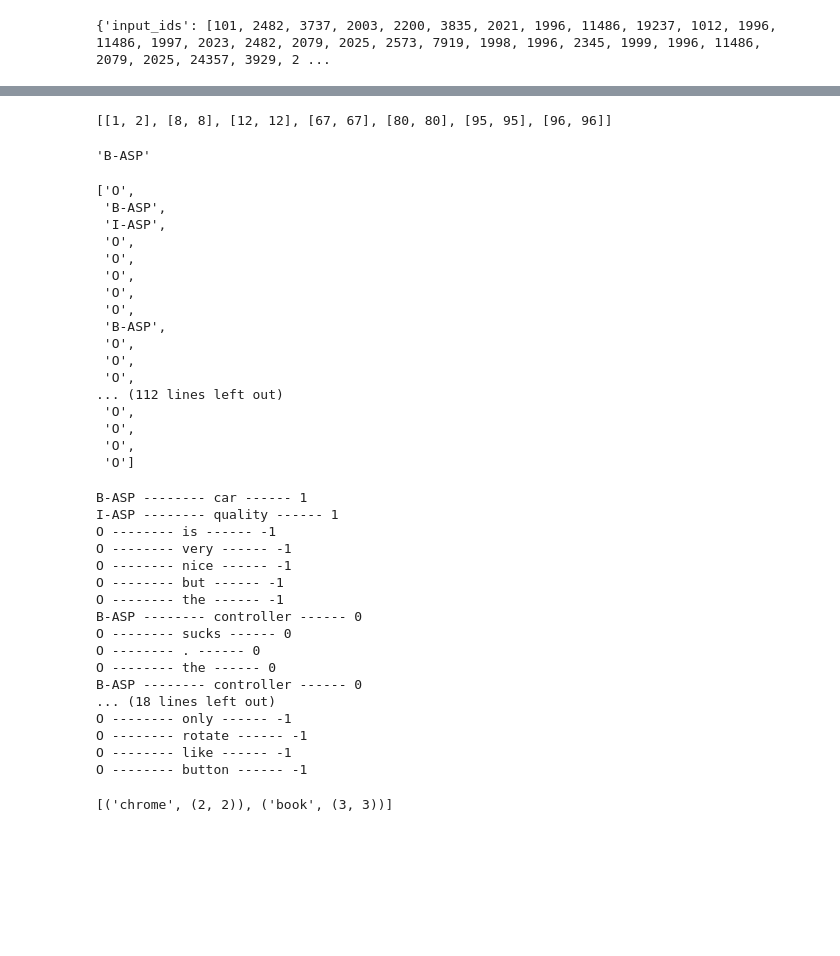
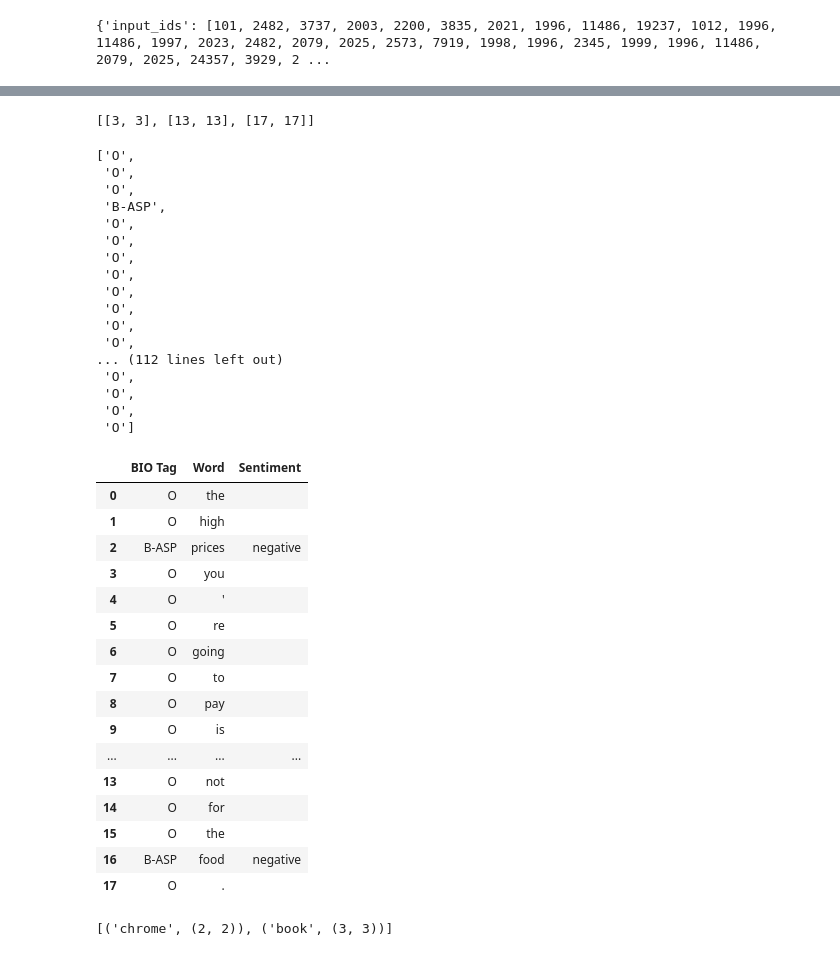
Before and after one commit to gautamnaik1994/Aspect-Based-Sentiment-Analysis, a Jupyter notebook: notebooks/03.BertBIO_Sentiment_Attention.ipynb, the cells around one changed output, grey strips where cells are left out. Drawn from its saved outputs; the diff is of its cells as text; code cells hidden in the pictures; blank space fills up the shorter version.

```diff
--- a/notebooks/03.BertBIO_Sentiment_Attention.ipynb
+++ b/notebooks/03.BertBIO_Sentiment_Attention.ipynb
@@ -12,7 +19,5 @@ id2label = {v: k for k, v in label2id.items()}
 # %%
 df=pl.read_parquet("../data/processed/df_aspect_pos.parquet")
-# %%
-df = df.sample(50)
 # %%
 df.columns
 # %% [output]
@@ -144,7 +149,7 @@ criterion = nn.CrossEntropyLoss(ignore_index=-100)
 optimizer = torch.optim.Adam(model.parameters(), lr=1e-5)
 scheduler = torch.optim.lr_scheduler.StepLR(optimizer, step_size=3, gamma=0.8)
 # %%
-num_epochs = 20
+num_epochs = 10
 
 for epoch in range(num_epochs):
     total_aspect_train_loss = 0
@@ -276,7 +271,7 @@ print("Model saved successfully to ../models/AspectDetectionModel/")
 # %% [output]
 Model saved successfully to ../models/AspectDetectionModel/
 # %%
-name="AspectDetectionModel_Sentiment_Analysis"
+name="AspectDetectionModel_Sentiment_Analysis_Attention"
 model = AspectDetectionModel()
 model.load_state_dict(torch.load("../models/AspectDetectionModel/" + name + ".pth"))
 model = model.to("mps")
@@ -310,0 +315,7 @@ print(temp)
+# %%
+temp = tokenizer(("""the high prices you ' re going to pay is for the view not for the food .""").split(), is_split_into_words=True,
+                          truncation=True,
+                          padding="max_length",
+                          max_length=128)
+
+print(temp)
@@ -371,24 +384,20 @@ for item in sentiments:
 # %%
 aspects
 # %% [output]
-[[1, 2], [8, 8], [12, 12], [67, 67], [80, 80], [95, 95], [96, 96]]
+[[3, 3], [13, 13], [17, 17]]
-# %%
-id2label[1]
-# %% [output]
-'B-ASP'
 # %%
 predictions = [id2label[label] for label in preds.tolist()]
 predictions
 # %% [output]
 ['O',
+ 'O',
+ 'O',
  'B-ASP',
- 'I-ASP',
  'O',
  'O',
  'O',
  'O',
  'O',
- 'B-ASP',
  'O',
  'O',
  'O',
@@ -398,27 +407,42 @@ predictions
  'O',
  'O']
 # %%
+def print_sentiment(bio_tag, sentiment):
+    if(bio_tag in ["B-ASP", "I-ASP"]):
+        return id2sentiment[sentiment]
+    else:
+        return ""
+
+rows = []
+
 for item in zip(predictions, temp["input_ids"], arr):
     word = tokenizer.convert_ids_to_tokens(item[1])
     if word in ['[CLS]', '[SEP]', '[PAD]']:
-        # print(item[0])
         continue
-    print(item[0],"--------" ,word, "------", item[2])
+    sentiment = print_sentiment(item[0], item[2])
+    rows.append({
+        "BIO Tag": item[0],
+        "Word": word,
+        "Sentiment": sentiment
+    })
+
+df = pd.DataFrame(rows)
+df
 # %% [output]
-B-ASP -------- car ------ 1
-I-ASP -------- quality ------ 1
-O -------- is ------ -1
-O -------- very ------ -1
-O -------- nice ------ -1
-O -------- but ------ -1
-O -------- the ------ -1
-B-ASP -------- controller ------ 0
-O -------- sucks ------ 0
-O -------- . ------ 0
-O -------- the ------ 0
-B-ASP -------- controller ------ 0
-... (18 lines left out)
-O -------- only ------ -1
-O -------- rotate ------ -1
-O -------- like ------ -1
-O -------- button ------ -1
+|  | BIO Tag | Word | Sentiment |
+| 0 | O | the |  |
+| 1 | O | high |  |
+| 2 | B-ASP | prices | negative |
+| 3 | O | you |  |
+| 4 | O | ' |  |
+| 5 | O | re |  |
+| 6 | O | going |  |
+| 7 | O | to |  |
+| 8 | O | pay |  |
+| 9 | O | is |  |
+| ... | ... | ... | ... |
+| 13 | O | not |  |
+| 14 | O | for |  |
+| 15 | O | the |  |
+| 16 | B-ASP | food | negative |
+| 17 | O | . |  |
```
Also changed, not shown: parts of 11 cells of this notebook, 4 other files.
